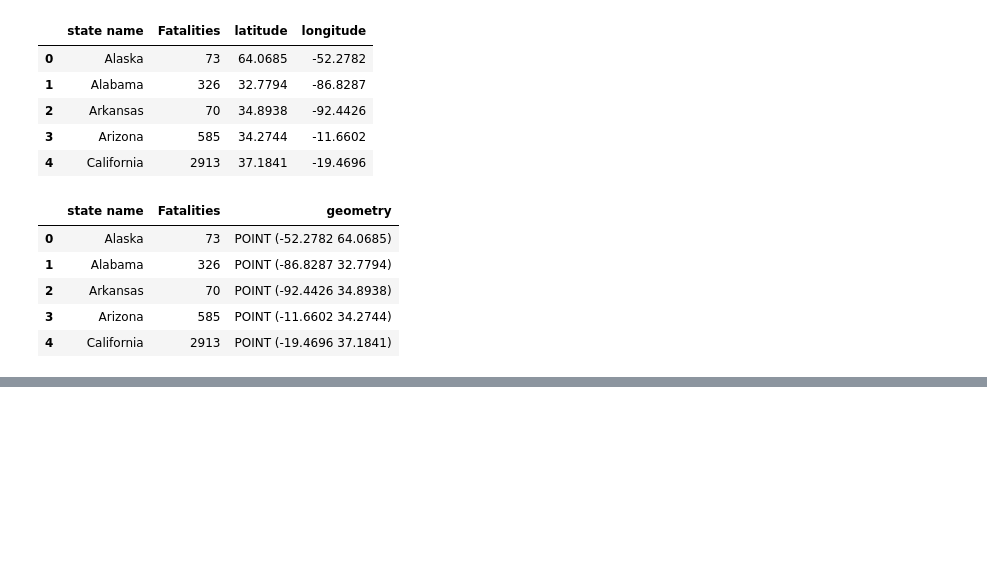
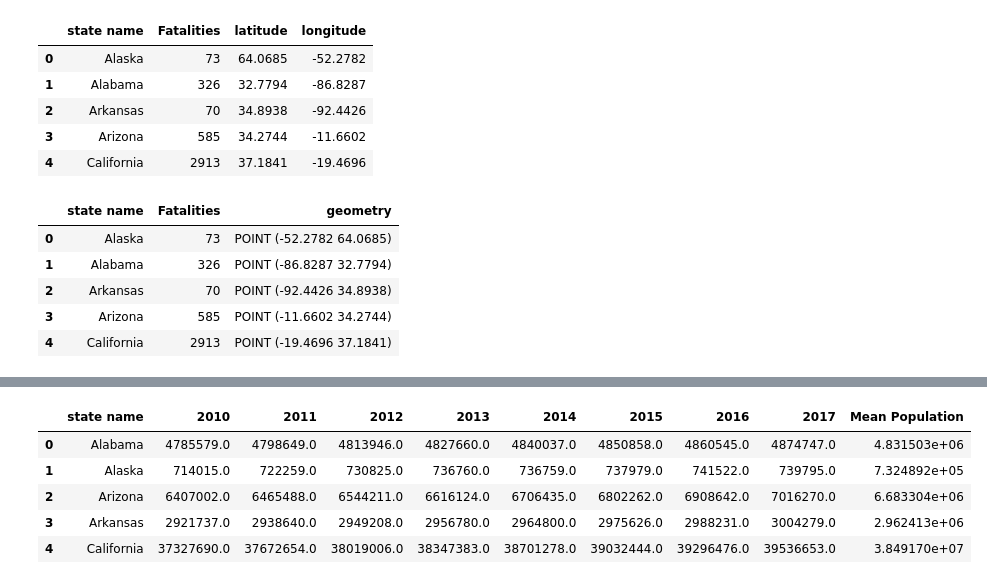
Before and after one commit to jkennedy74/DataViz_Project1, a Jupyter notebook: Police Fatalities.ipynb, the cells around one changed output, grey strips where cells are left out. Cells and saved outputs as stored; diff of their text form; code cells hidden in the pictures; blank space fills up the shorter version.

```diff
--- a/Police Fatalities.ipynb
+++ b/Police Fatalities.ipynb
@@ -245,0 +257,22 @@ plt.show()
+# %%
+mean_pop = []
+
+for index, row in census_df.iterrows():
+    state = row["State"]
+
+    avg_pop = row[['2010', '2011', '2012', '2013', '2014', '2015', '2016', '2017']].mean()
+
+    mean_pop.append(avg_pop)
+
+census_df["Mean Population"] = mean_pop
+
+census_df = census_df.rename(columns={"State":"state name"})
+
+census_df.head()
+# %% [output]
+|  | state name | 2010 | 2011 | 2012 | 2013 | 2014 | 2015 | 2016 | 2017 | Mean Population |
+| 0 | Alabama | 4785579.0 | 4798649.0 | 4813946.0 | 4827660.0 | 4840037.0 | 4850858.0 | 4860545.0 | 4874747.0 | 4.831503e+06 |
+| 1 | Alaska | 714015.0 | 722259.0 | 730825.0 | 736760.0 | 736759.0 | 737979.0 | 741522.0 | 739795.0 | 7.324892e+05 |
+| 2 | Arizona | 6407002.0 | 6465488.0 | 6544211.0 | 6616124.0 | 6706435.0 | 6802262.0 | 6908642.0 | 7016270.0 | 6.683304e+06 |
+| 3 | Arkansas | 2921737.0 | 2938640.0 | 2949208.0 | 2956780.0 | 2964800.0 | 2975626.0 | 2988231.0 | 3004279.0 | 2.962413e+06 |
+| 4 | California | 37327690.0 | 37672654.0 | 38019006.0 | 38347383.0 | 38701278.0 | 39032444.0 | 39296476.0 | 39536653.0 | 3.849170e+07 |
```
Also changed, not shown: parts of 4 cells of this notebook, 2 other files.
